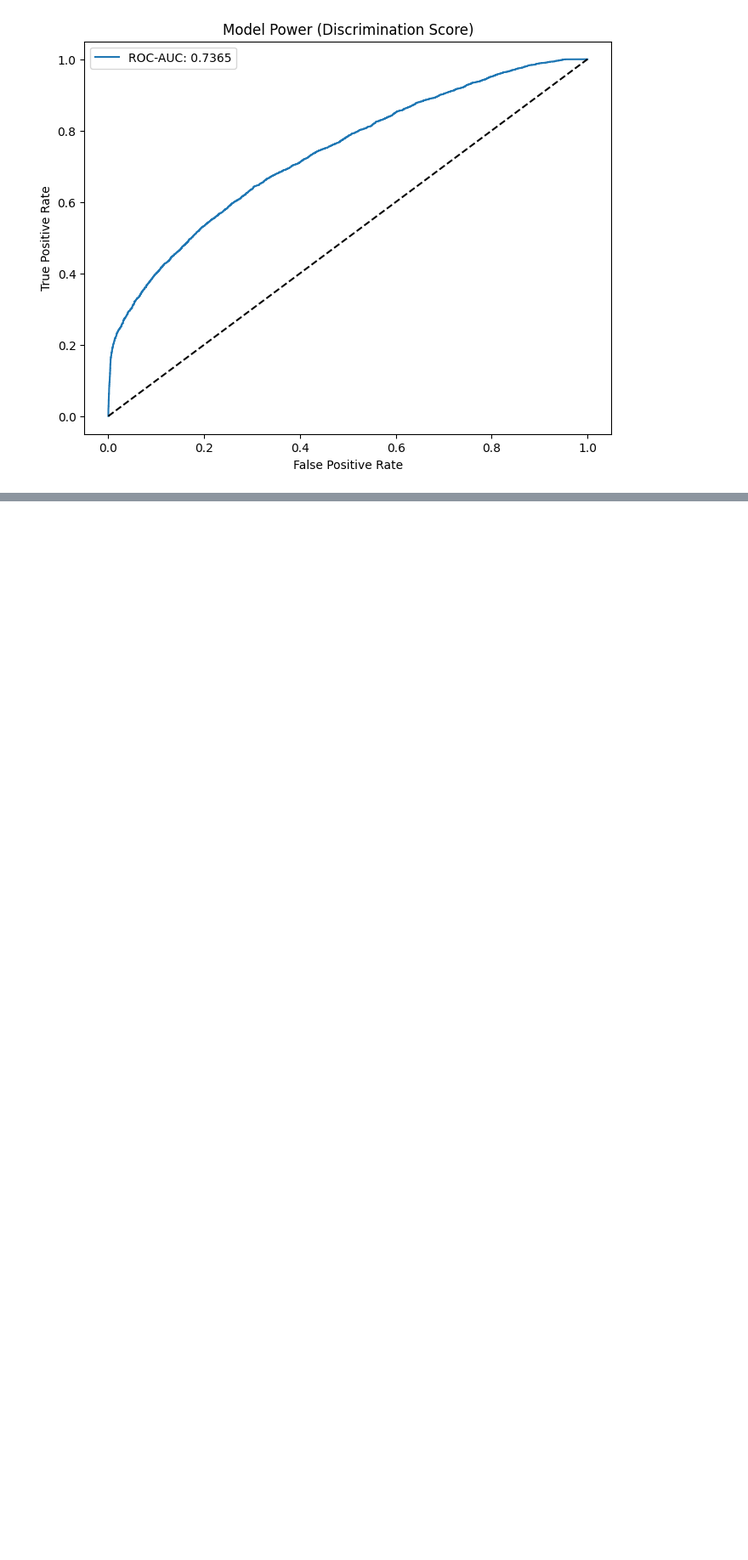
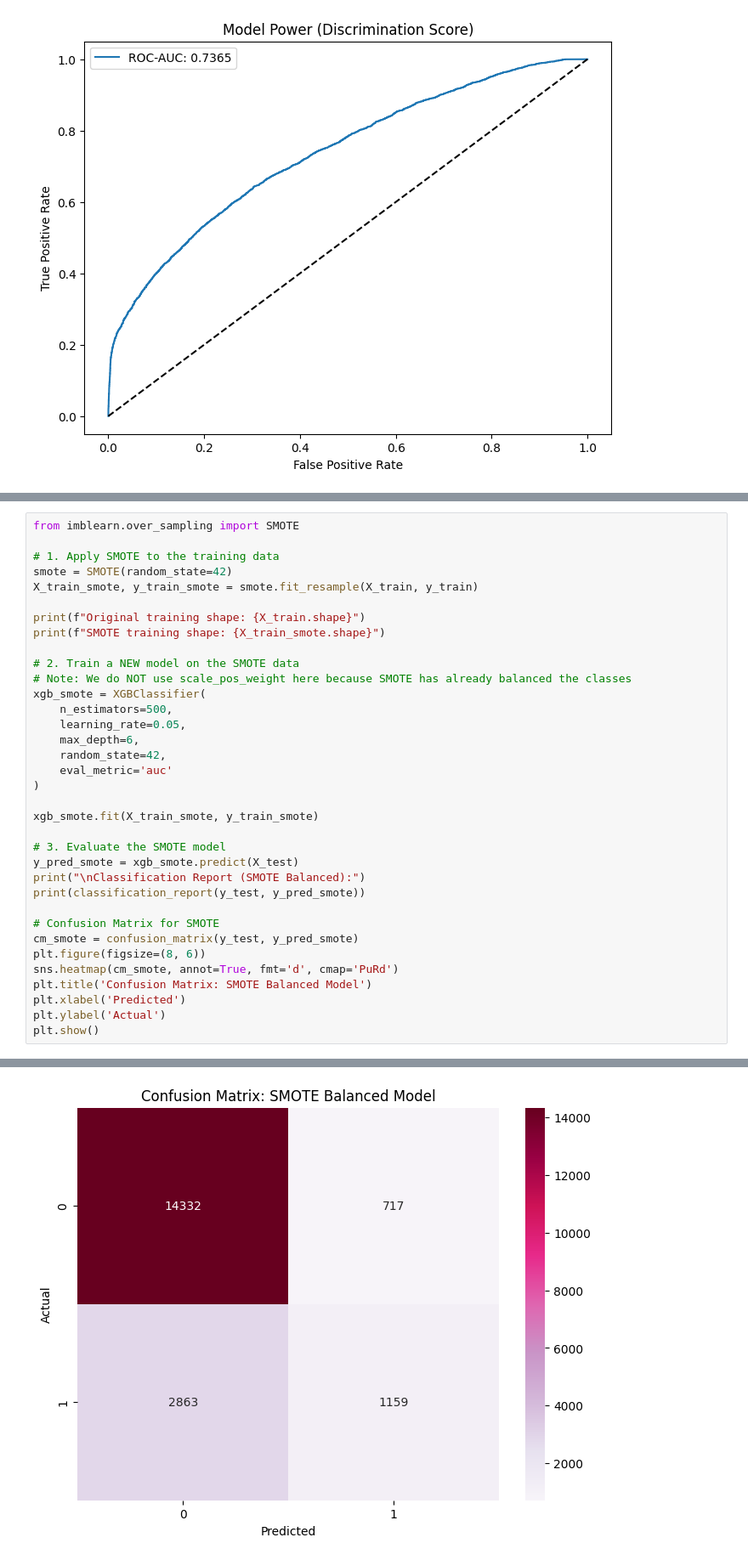
Before and after one commit to Devyansh99/AMLB, a Jupyter notebook: brazil_ecommerce/notebooks/new/suggestion.ipynb, the cells around one changed output, grey strips where cells are left out. Shown at 85% size. Cells and saved outputs as stored; diff of their text form; blank space fills up the shorter version.

Commit message:
Added smote and diff.md

```diff
--- a/brazil_ecommerce/notebooks/new/suggestion.ipynb
+++ b/brazil_ecommerce/notebooks/new/suggestion.ipynb
@@ -169,0 +174,36 @@ plt.show()
+# %%
+from imblearn.over_sampling import SMOTE
+
+# 1. Apply SMOTE to the training data
+smote = SMOTE(random_state=42)
+X_train_smote, y_train_smote = smote.fit_resample(X_train, y_train)
+
+print(f"Original training shape: {X_train.shape}")
+print(f"SMOTE training shape: {X_train_smote.shape}")
+
+# 2. Train a NEW model on the SMOTE data
+# Note: We do NOT use scale_pos_weight here because SMOTE has already balanced the classes
+xgb_smote = XGBClassifier(
+    n_estimators=500,
+    learning_rate=0.05,
+    max_depth=6,
+    random_state=42,
+    eval_metric='auc'
+)
+
+xgb_smote.fit(X_train_smote, y_train_smote)
+
+# 3. Evaluate the SMOTE model
+y_pred_smote = xgb_smote.predict(X_test)
+print("\nClassification Report (SMOTE Balanced):")
+print(classification_report(y_test, y_pred_smote))
+
+# Confusion Matrix for SMOTE
+cm_smote = confusion_matrix(y_test, y_pred_smote)
+plt.figure(figsize=(8, 6))
+sns.heatmap(cm_smote, annot=True, fmt='d', cmap='PuRd')
+plt.title('Confusion Matrix: SMOTE Balanced Model')
+plt.xlabel('Predicted')
+plt.ylabel('Actual')
+plt.show()
+# %% [output]
@@ -169,0 +222 @@ plt.show()
+[figure, added]
```
Also changed, not shown: parts of 3 cells of this notebook, 1 other file.
